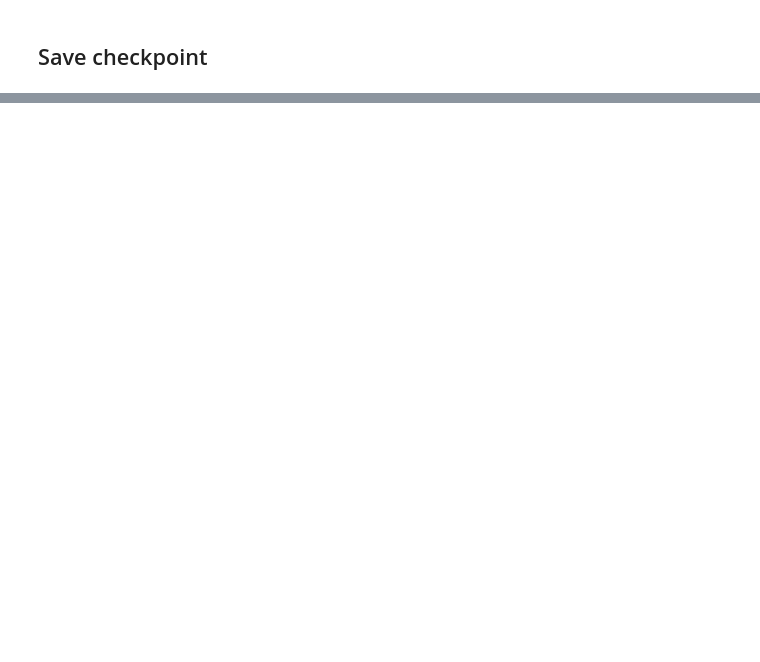
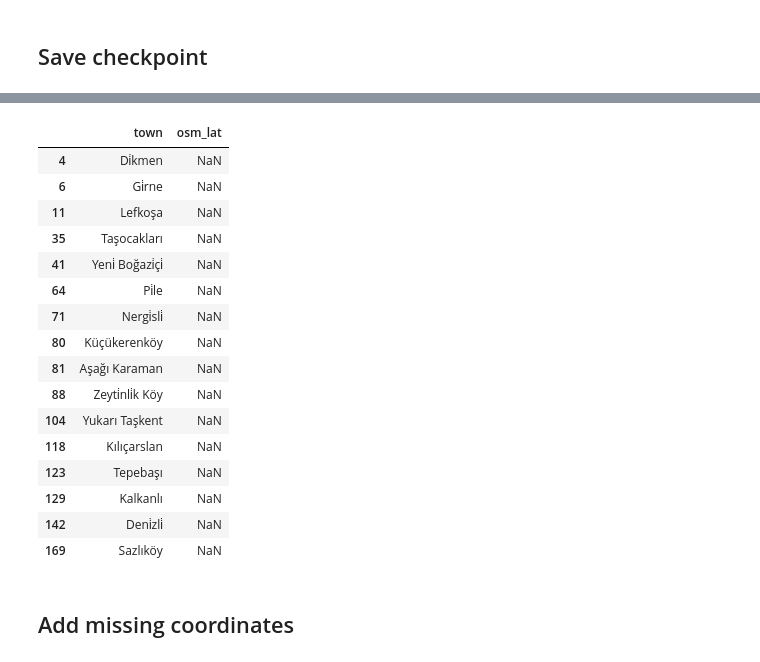
Before and after one commit to jgchaparro/CyprusDB, a Jupyter notebook: CyprusDB_generation.ipynb, the cells around one changed output, grey strips where cells are left out. Drawn from its saved outputs; the diff is of its cells as text; code cells hidden in the pictures; blank space fills up the shorter version.

```diff
--- a/CyprusDB_generation.ipynb
+++ b/CyprusDB_generation.ipynb
@@ -1425,0 +1540,23 @@ census_df_trnc = pd.read_csv(f'checkpoints/secondary_checkpoints/TRNC_census_cp_
+# %%
+# Show NaNs
+census_df_trnc[census_df_trnc['osm_lat'].isna()][['town', 'osm_lat']]
+# %% [output]
+|  | town | osm_lat |
+| 4 | Di̇kmen | NaN |
+| 6 | Gi̇rne | NaN |
+| 11 | Lefkoşa | NaN |
+| 35 | Taşocakları | NaN |
+| 41 | Yeni̇ Boğazi̇çi̇ | NaN |
+| 64 | Pi̇le | NaN |
+| 71 | Nergi̇sli̇ | NaN |
+| 80 | Küçükerenköy | NaN |
+| 81 | Aşağı Karaman | NaN |
+| 88 | Zeyti̇nli̇k Köy | NaN |
+| 104 | Yukarı Taşkent | NaN |
+| 118 | Kılıçarslan | NaN |
+| 123 | Tepebaşı | NaN |
+| 129 | Kalkanlı | NaN |
+| 142 | Deni̇zli̇ | NaN |
+| 169 | Sazlıköy | NaN |
+# %% [markdown]
+## Add missing coordinates
```
Also changed, not shown: parts of 10 cells of this notebook.
